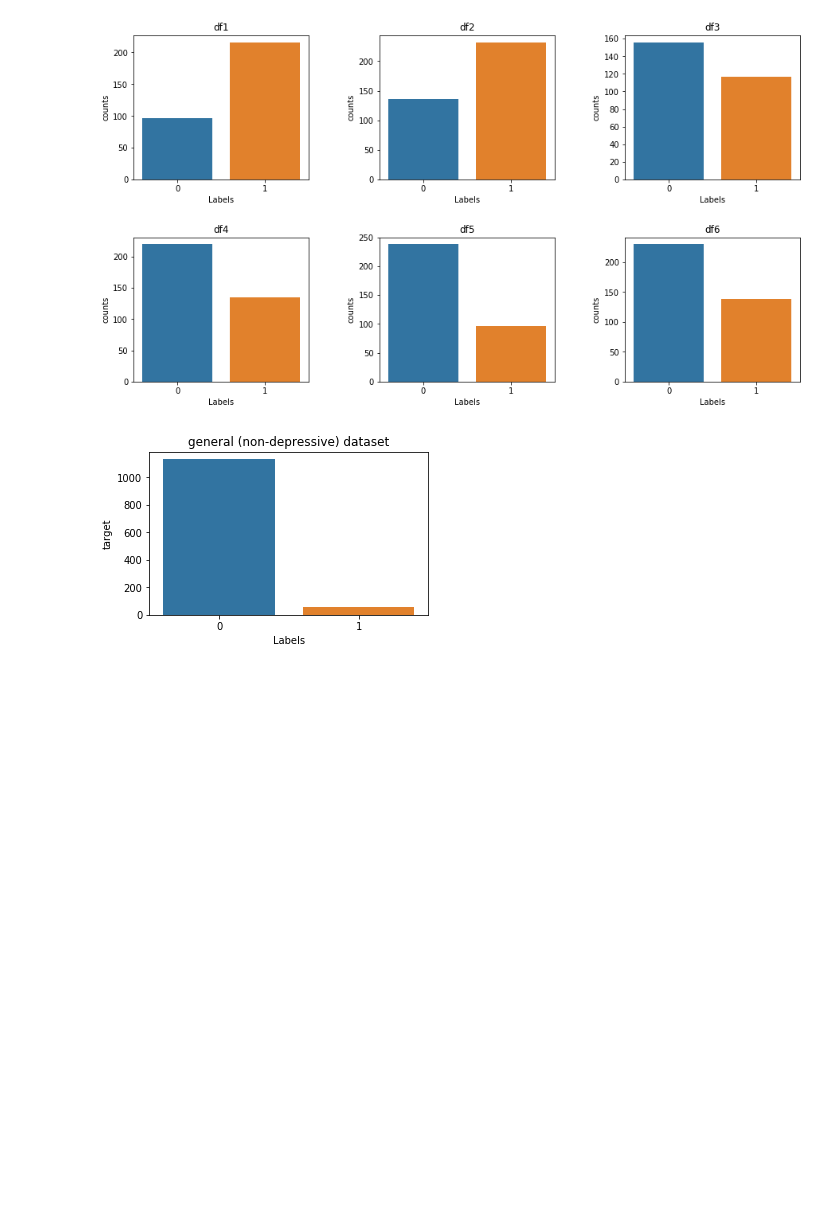
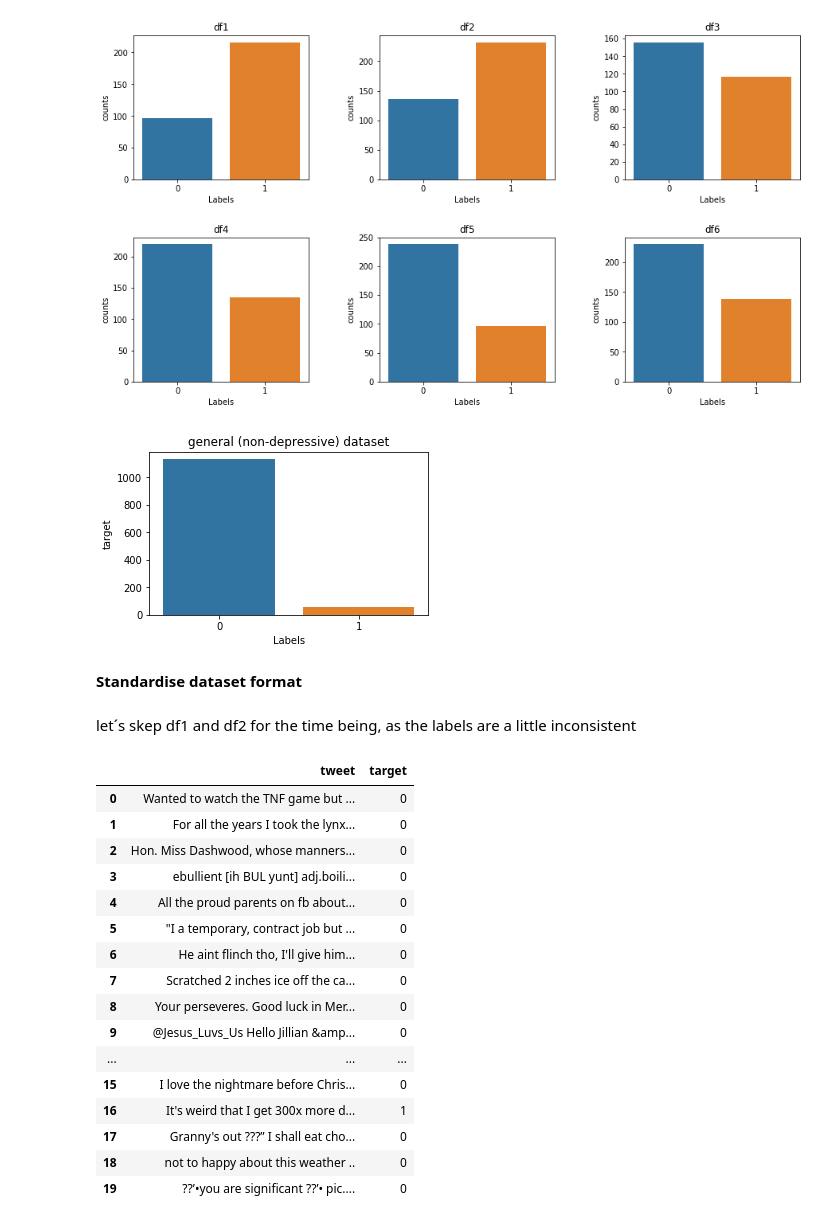
Before and after one commit to swcwang/depression-detection, a Jupyter notebook: 2_combine_datasets.ipynb, the cells around one changed output. Drawn from its saved outputs; the diff is of its cells as text; code cells hidden in the pictures; blank space fills up the shorter version.

```diff
--- a/2_combine_datasets.ipynb
+++ b/2_combine_datasets.ipynb
@@ -111,3 +106,5 @@ ax = sns.barplot(x=df0.target.unique(),y=df0.target.value_counts());
 ax.set(xlabel='Labels');
 # %% [output]
 [figure]
+# %% [markdown]
+**Standardise dataset format**
@@ -113,0 +129,2 @@ ax.set(xlabel='Labels');
+# %% [markdown]
+let´s skep df1 and df2 for the time being, as the labels are a little inconsistent
@@ -113,0 +133,21 @@ ax.set(xlabel='Labels');
+# %%
+df_all = df_all.sample(frac=1).reset_index(drop=True)
+df_all.head(20)
+# %% [output]
+|  | tweet | target |
+| 0 | Wanted to watch the TNF game but ... | 0 |
+| 1 | For all the years I took the lynx... | 0 |
+| 2 | Hon. Miss Dashwood, whose manners... | 0 |
+| 3 | ebullient [ih BUL yunt] adj.boili... | 0 |
+| 4 | All the proud parents on fb about... | 0 |
+| 5 | "I a temporary, contract job but ... | 0 |
+| 6 | He aint flinch tho, I'll give him... | 0 |
+| 7 | Scratched 2 inches ice off the ca... | 0 |
+| 8 | Your perseveres. Good luck in Mer... | 0 |
+| 9 | @Jesus_Luvs_Us Hello Jillian &amp... | 0 |
+| ... | ... | ... |
+| 15 | I love the nightmare before Chris... | 0 |
+| 16 | It's weird that I get 300x more d... | 1 |
+| 17 | Granny's out ???” I shall eat cho... | 0 |
+| 18 | not to happy about this weather .. | 0 |
+| 19 | ??’•you are significant ??’• pic.... | 0 |
```
Also changed, not shown: parts of 8 cells of this notebook, 2 other files.
